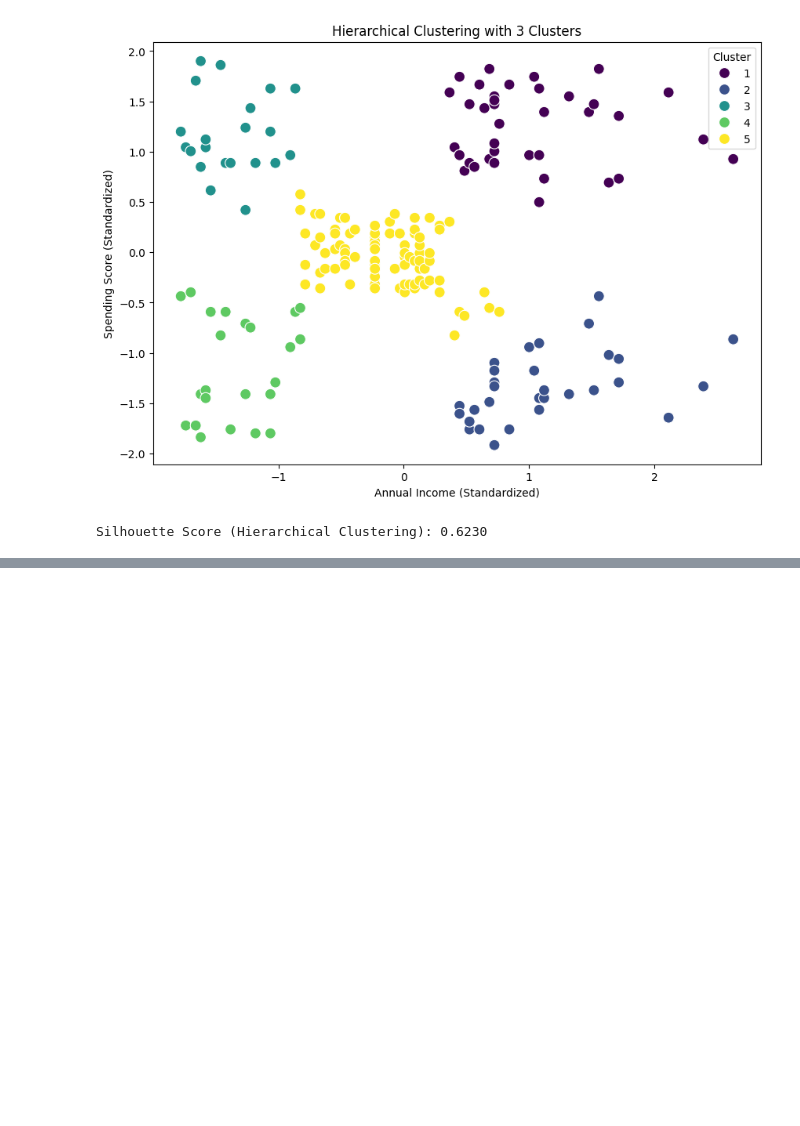
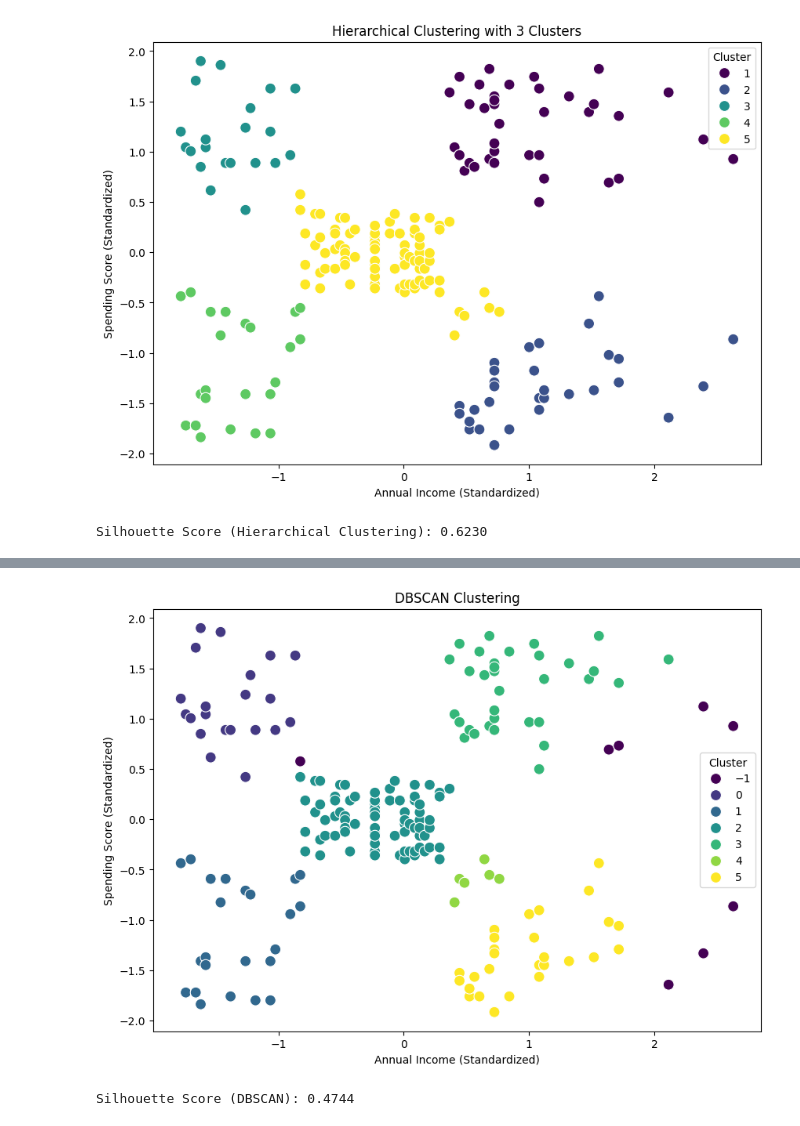
Before and after one commit to invisible-bo/customers, a Jupyter notebook: customers.ipynb, the cells around one changed output, grey strips where cells are left out. Cells and saved outputs as stored; diff of their text form; code cells hidden in the pictures; blank space fills up the shorter version.

```diff
--- a/customers.ipynb
+++ b/customers.ipynb
@@ -342,0 +345,8 @@ Silhouette Score (Hierarchical Clustering): 0.6230
+# %%
+# DBSCAN 모델 생성 및 실행
+dbscan = DBSCAN(eps=0.5, min_samples=5)  # eps와 min_samples는 데이터에 맞게 조정, 이 설정은 일반적으로 밀도가 고르게 분포된 데이터셋에서 잘 작동
+labels = dbscan.fit_predict(standardized_df)  # 이미 전처리된 데이터 사용
+
+# 결과 확인
+print("클러스터 레이블:", set(labels))  # 레이블 종류
+# 결과 6개의 클러스터와 1개의 -1 노이즈 포인트
@@ -342,0 +355,3 @@ Silhouette Score (Hierarchical Clustering): 0.6230
+# %%
+standardized_df['Cluster_DBSCAN'] = labels
+print(standardized_df.head())
@@ -342,0 +372,26 @@ Silhouette Score (Hierarchical Clustering): 0.6230
+# %%
+plt.figure(figsize=(10, 7))
+sns.scatterplot(
+    x=standardized_df['Annual Income (k$)_standardized'],
+    y=standardized_df['Spending Score (1-100)_standardized'],
+    hue=standardized_df['Cluster_DBSCAN'],
+    palette='viridis',
+    s=100
+)
+plt.title('DBSCAN Clustering')
+plt.xlabel('Annual Income (Standardized)')
+plt.ylabel('Spending Score (Standardized)')
+plt.legend(title='Cluster')
+plt.show()
+# %% [output]
+[figure, added]
+# %%
+# 노이즈 포인트(-1) 제거 후 실루엣 점수 계산
+non_noise_data = standardized_df[standardized_df['Cluster_DBSCAN'] != -1]
+silhouette = silhouette_score(
+    non_noise_data[['Annual Income (k$)_standardized', 'Spending Score (1-100)_standardized']],
+    non_noise_data['Cluster_DBSCAN']
+)
+print(f"Silhouette Score (DBSCAN): {silhouette:.4f}")
+# %% [output]
+Silhouette Score (DBSCAN): 0.4744
```
Also changed, not shown: parts of 4 cells of this notebook.
